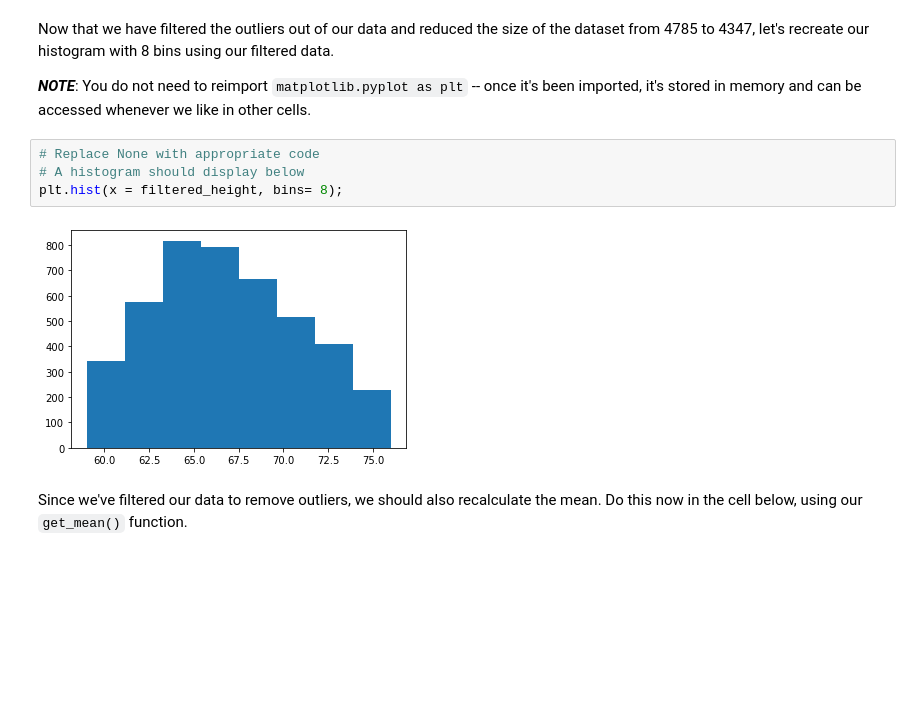
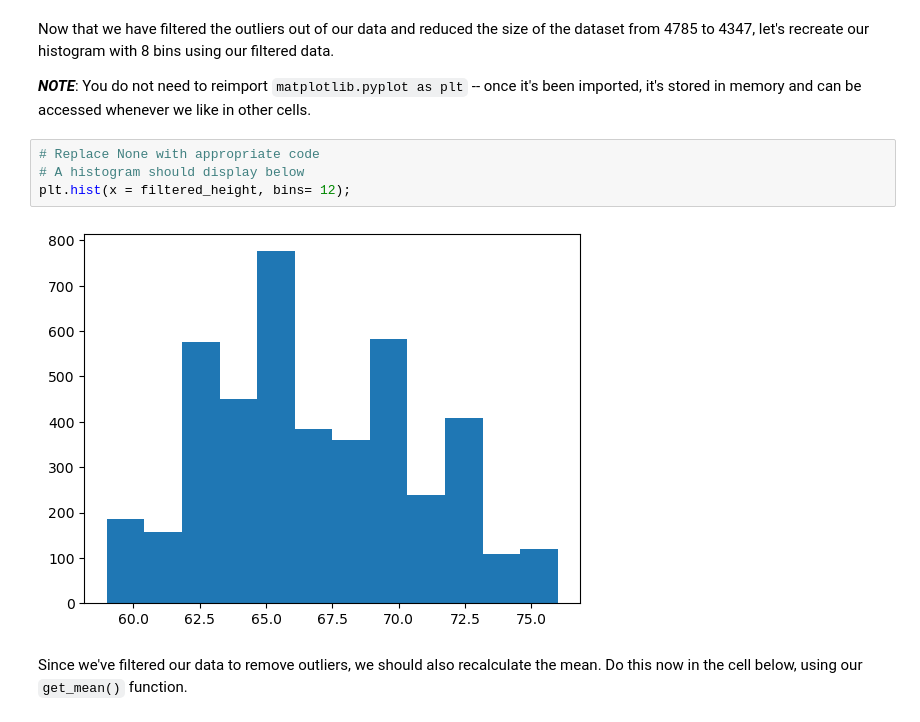
Before and after one commit to MichelleUsagi/dsc-implementing-statistics-with-functions-lab, a Jupyter notebook: index.ipynb, the cells around one changed output. Drawn from its saved outputs; the diff is of its cells as text; blank space fills up the shorter version.

```diff
--- a/index.ipynb
+++ b/index.ipynb
@@ -141,9 +141,9 @@ Now that we have filtered the outliers out of our data and reduced the size of t
 # %%
 # Replace None with appropriate code
 # A histogram should display below
-plt.hist(x = filtered_height, bins= 8);
+plt.hist(x = filtered_height, bins= 12);
 # %% [output]
-[figure, old version]
+[figure, new version]
 # %% [markdown]
 Since we've filtered our data to remove outliers, we should also recalculate the mean.  Do this now in the cell below, using our `get_mean()` function.
 # %%
```
Also changed, not shown: parts of 1 cell of this notebook.
